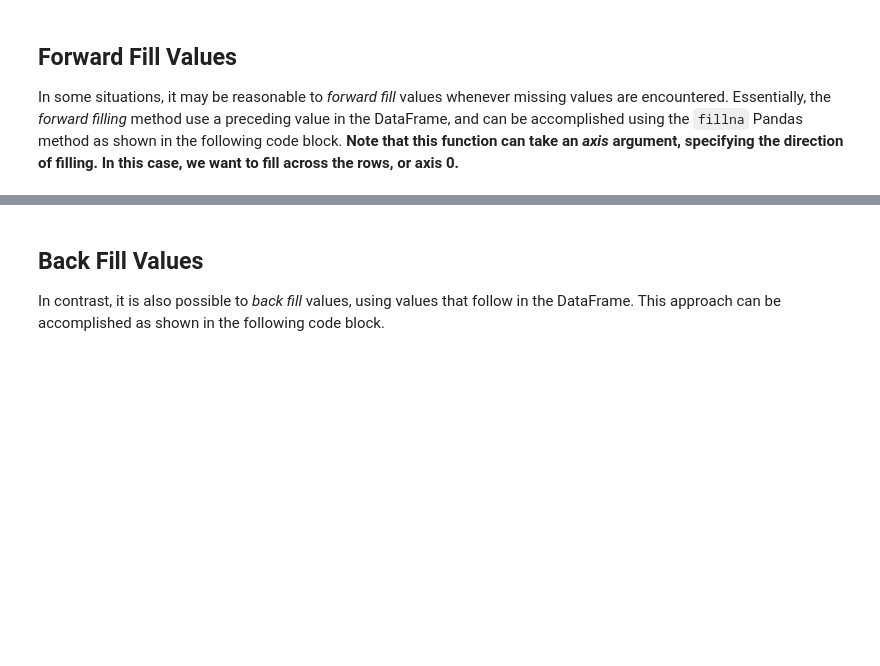
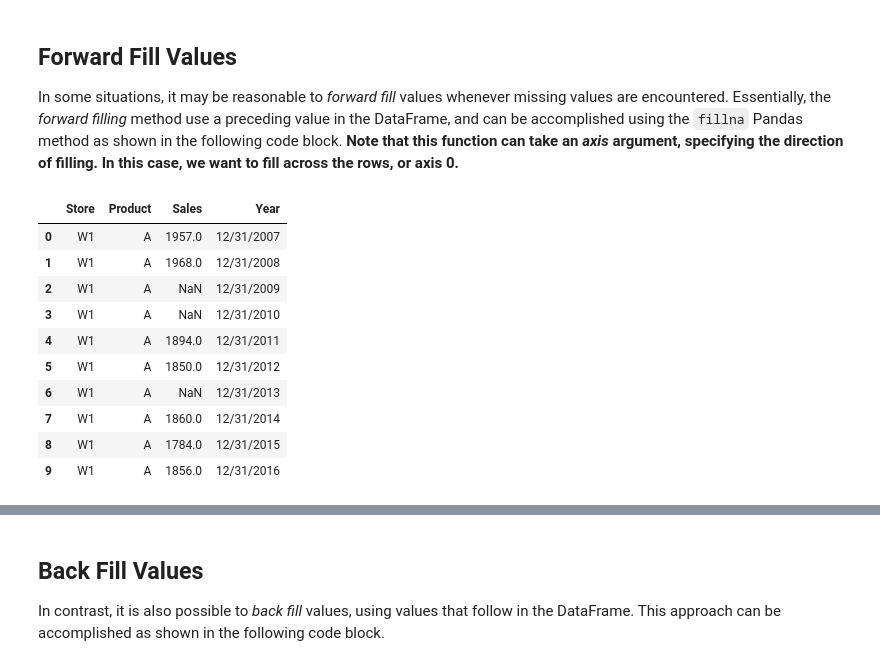
Before and after one commit to gregbott/Python_For_Business_Students, a Jupyter notebook: Pandas.ipynb, the cells around one changed output, grey strips where cells are left out. Cells and saved outputs as stored; diff of their text form; code cells hidden in the pictures; blank space fills up the shorter version.

```diff
--- a/Pandas.ipynb
+++ b/Pandas.ipynb
@@ -761,3 +762,22 @@ Name: Price, dtype: float32
 # %% [markdown]
 ## Forward Fill Values
 In some situations, it may be reasonable to *forward fill* values whenever missing values are encountered. Essentially, the *forward filling* method use a preceding value in the DataFrame, and can be accomplished using the `fillna` Pandas method as shown in the following code block. **Note that this function can take an *axis* argument, specifying the direction of filling. In this case, we want to fill across the rows, or axis 0.**
+# %%
+def make_subset():
+    my_subset = sales_data[(sales_data['Product']=='A') & (sales_data['Store']=='W1')].copy()
+    my_subset.iloc[[2,3,6],[2]] = None
+    return my_subset
+# %%
+my_subset = make_subset()
+# %% [output]
+|  | Store | Product | Sales | Year |
+| 0 | W1 | A | 1957.0 | 12/31/2007 |
+| 1 | W1 | A | 1968.0 | 12/31/2008 |
+| 2 | W1 | A | NaN | 12/31/2009 |
+| 3 | W1 | A | NaN | 12/31/2010 |
+| 4 | W1 | A | 1894.0 | 12/31/2011 |
+| 5 | W1 | A | 1850.0 | 12/31/2012 |
+| 6 | W1 | A | NaN | 12/31/2013 |
+| 7 | W1 | A | 1860.0 | 12/31/2014 |
+| 8 | W1 | A | 1784.0 | 12/31/2015 |
+| 9 | W1 | A | 1856.0 | 12/31/2016 |
```
Also changed, not shown: parts of 10 cells of this notebook.
